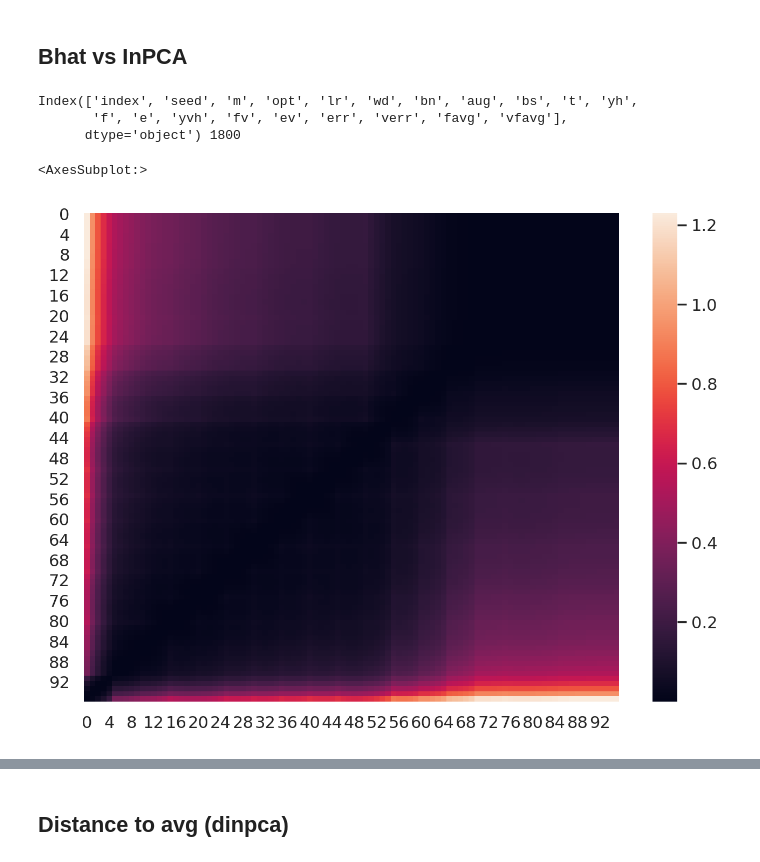
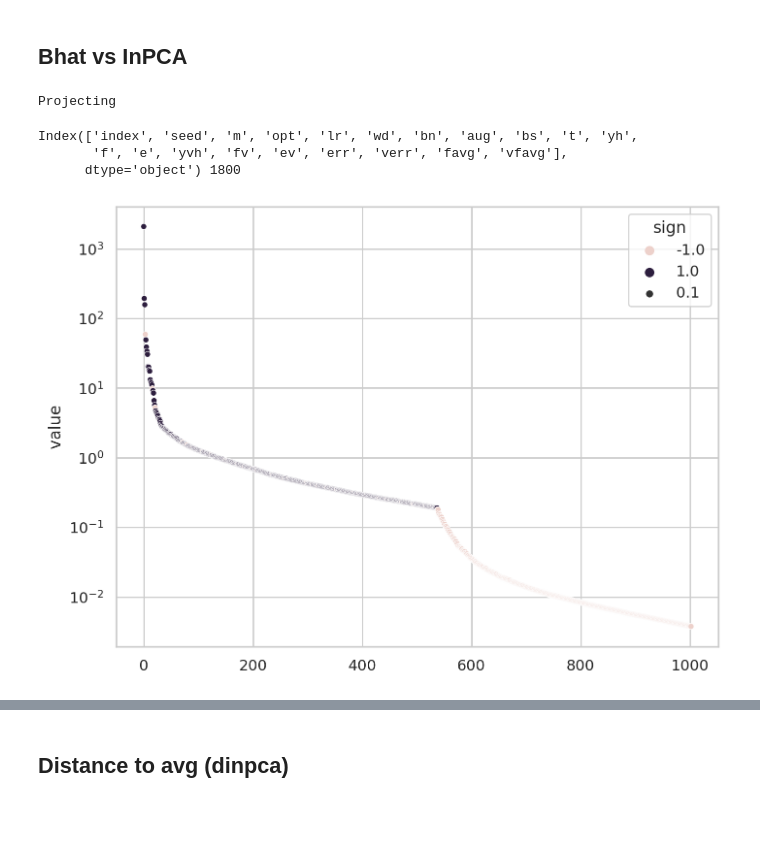
Before and after one commit to grasp-lyrl/low-dimensional-deepnets, a Jupyter notebook: distance.ipynb, the cells around one changed output, grey strips where cells are left out. Saved outputs shown, nothing was run; the diff lists cells and outputs as text; code cells hidden in the pictures; blank space fills up the shorter version.

```diff
--- a/distance.ipynb
+++ b/distance.ipynb
@@ -45,6 +45,18 @@ pts = np.concatenate([np.arange(ts[i], ts[i+1], (ts[i+1]-ts[i]) // 5) for i in r
 N = len(pts)
 # %% [markdown]
 ## Bhat vs InPCA
+# %%
+loc = 'inpca_results'
+fn = 'yh_new_interpolate_with_avg'
+w = th.load(os.path.join(loc,'w_%s.p'%fn))
+dc = th.load(os.path.join(loc,'didx_%s.p'%fn)).reset_index()
+
+l = np.eye(w.shape[0]) - 1.0/w.shape[0]
+w = -l @ w @ l
+n = len(w)
+r = proj_(w, n, 500)
+# %% [output]
+Projecting
 # %%
 loc = 'results/models/new'
 d = load_d(loc, cond={'bs':[200], 'aug':[True], 'wd':[0.0], 'bn':[True], 'm':models, 'opt':opts},
@@ -57,12 +69,13 @@ d = interpolate(d_avg, ts, pts, columns=['seed', 'm', 'opt', 'avg'], keys=['yh',
 Index(['index', 'seed', 'm', 'opt', 'lr', 'wd', 'bn', 'aug', 'bs', 't', 'yh',
        'f', 'e', 'yvh', 'fv', 'ev', 'err', 'verr', 'favg', 'vfavg'],
       dtype='object') 1800
-# %%
-loc = 'inpca_results'
-fn = 'yh_new_interpolate_with_avg'
-w = th.load(os.path.join(loc,'w_%s.p'%fn))
-r = th.load(os.path.join(loc,'r_%s.p'%fn))
-dc = th.load(os.path.join(loc,'didx_%s.p'%fn)).reset_index()
+# %%
+df = pd.DataFrame(np.vstack([np.abs(r['e']), np.sign(r['e'])]).T, columns=['value', 'sign'])
+# plt.plot(df['value'])
+ax = sns.scatterplot(data=df, x=df.index, y='value', hue='sign', size=0.1)
+ax.set_yscale('log')
+# %% [output]
+[figure, added]
 # %%
 from distance import dbhat, dinpca
 
@@ -91,7 +100 @@ for s1 in range(len(seeds)):
 dists = pd.DataFrame(dists)
-# %%
-d0 = dists.iloc[get_idx(dists, "distf=='bhat' & s1==-1 & s2==42")]['dist'].values[0]
-sns.heatmap(d0.numpy()[::-1])
-# %% [output]
-<AxesSubplot:>
-[figure, removed]
```
Also changed, not shown: parts of 22 cells of this notebook, 3 other files.
